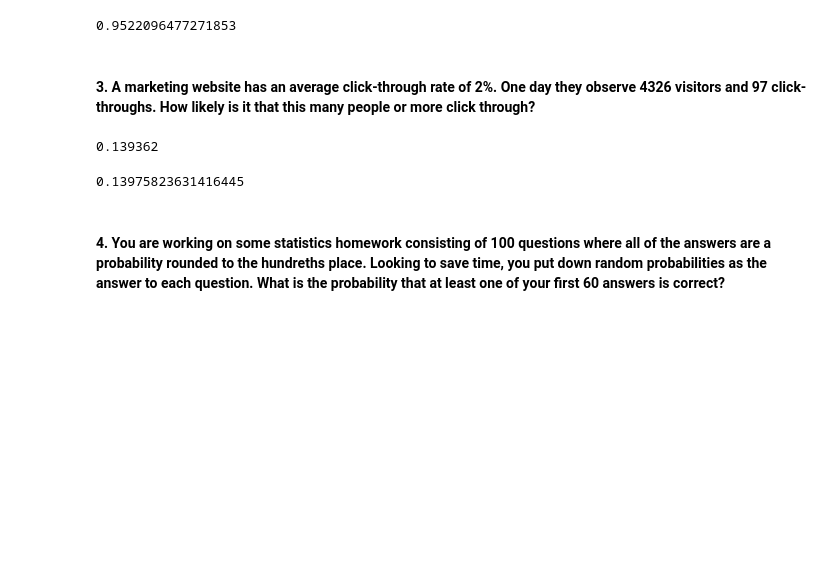
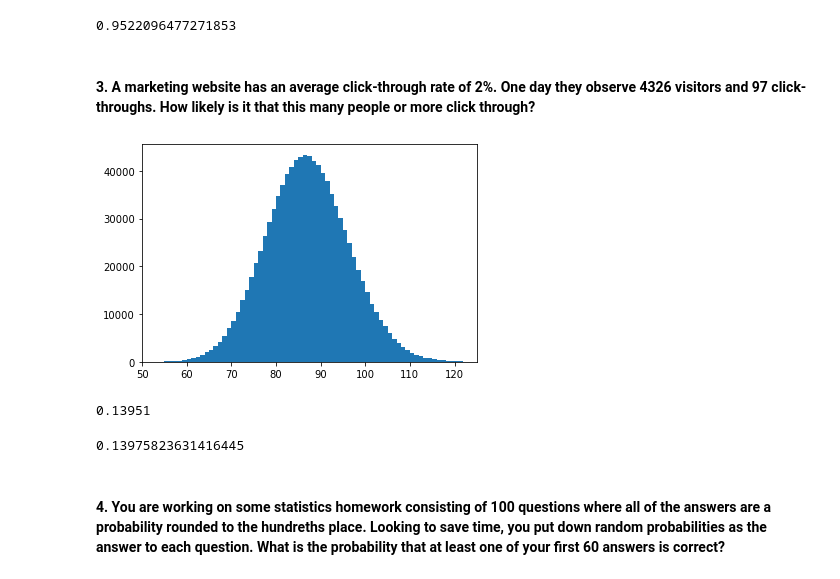
Before and after one commit to bensmith07/statistics-exercises, a Jupyter notebook: probability_distributions.ipynb, the cells around one changed output. Saved outputs shown, nothing was run; the diff lists cells and outputs as text; code cells hidden in the pictures; blank space fills up the shorter version.

```diff
--- a/probability_distributions.ipynb
+++ b/probability_distributions.ipynb
@@ -128,7 +134,20 @@ p = .02
-# %%
-# experimental
-(stats.binom(n_trials, p).rvs(n_simulations) >= 97).mean()
-# %% [output]
-0.139362
+# %%
+# establish variables
+n_simulations = 1_000_000
+n_trials = 4326
+p = .02
+dist = stats.binom(n_trials, p)
+# %%
+# visualize the distribiution
+plt.hist(dist.rvs(n_simulations), bins=range(0,180,1), width=1)
+plt.xlim(50, 125)
+plt.show()
+# %% [output]
+[figure, added]
+# %%
+# experimental
+(dist.rvs(n_simulations) >= 97).mean()
+# %% [output]
+0.13951
 # %%
 # theoretical
```
Also changed, not shown: parts of 65 cells of this notebook.
